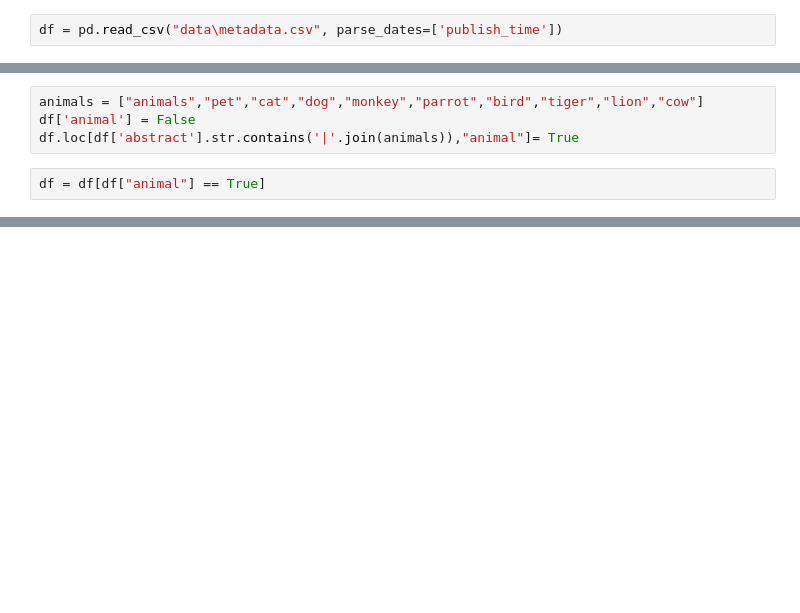
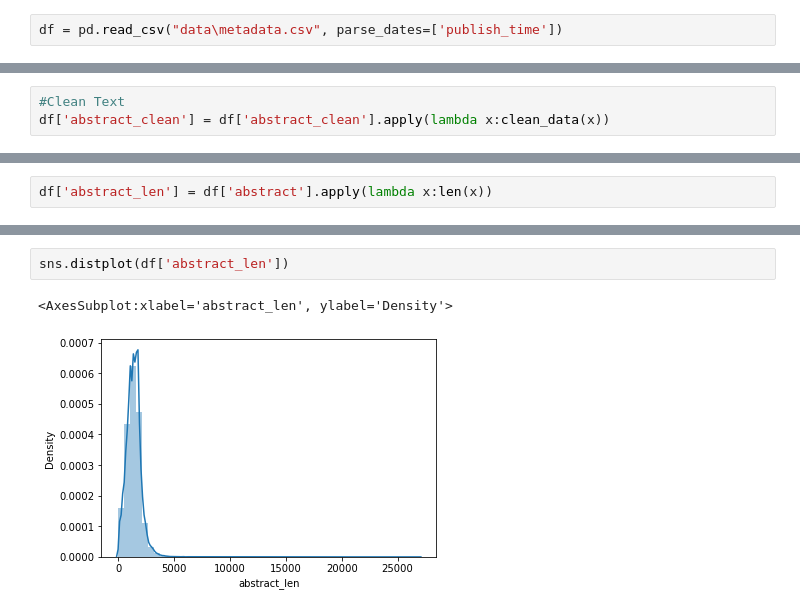
Before and after one commit to nehelmalhotra/Covid-Analysis-and-Document-Clustering, a Jupyter notebook: Final_project.ipynb, the cells around one changed output, grey strips where cells are left out. Drawn from its saved outputs; the diff is of its cells as text; blank space fills up the shorter version.

```diff
--- a/Final_project.ipynb
+++ b/Final_project.ipynb
@@ -107,6 +219,0 @@ incubation_df['abstract'][6]
-# %%
-animals = ["animals","pet","cat","dog","monkey","parrot","bird","tiger","lion","cow"]
-df['animal'] = False
-df.loc[df['abstract'].str.contains('|'.join(animals)),"animal"]= True
-# %%
-df = df[df["animal"] == True]
@@ -134,0 +220,3 @@ TypeError: 'in <string>' requires string as left operand, not list
+# %%
+#Clean Text
+df['abstract_clean'] = df['abstract_clean'].apply(lambda x:clean_data(x))
@@ -134,0 +228,2 @@ TypeError: 'in <string>' requires string as left operand, not list
+# %%
+df['abstract_len'] = df['abstract'].apply(lambda x:len(x))
@@ -134,0 +245,5 @@ TypeError: 'in <string>' requires string as left operand, not list
+# %%
+sns.distplot(df['abstract_len'])
+# %% [output]
+<AxesSubplot:xlabel='abstract_len', ylabel='Density'>
+[figure, added]
```
Also changed, not shown: parts of 43 cells of this notebook.
